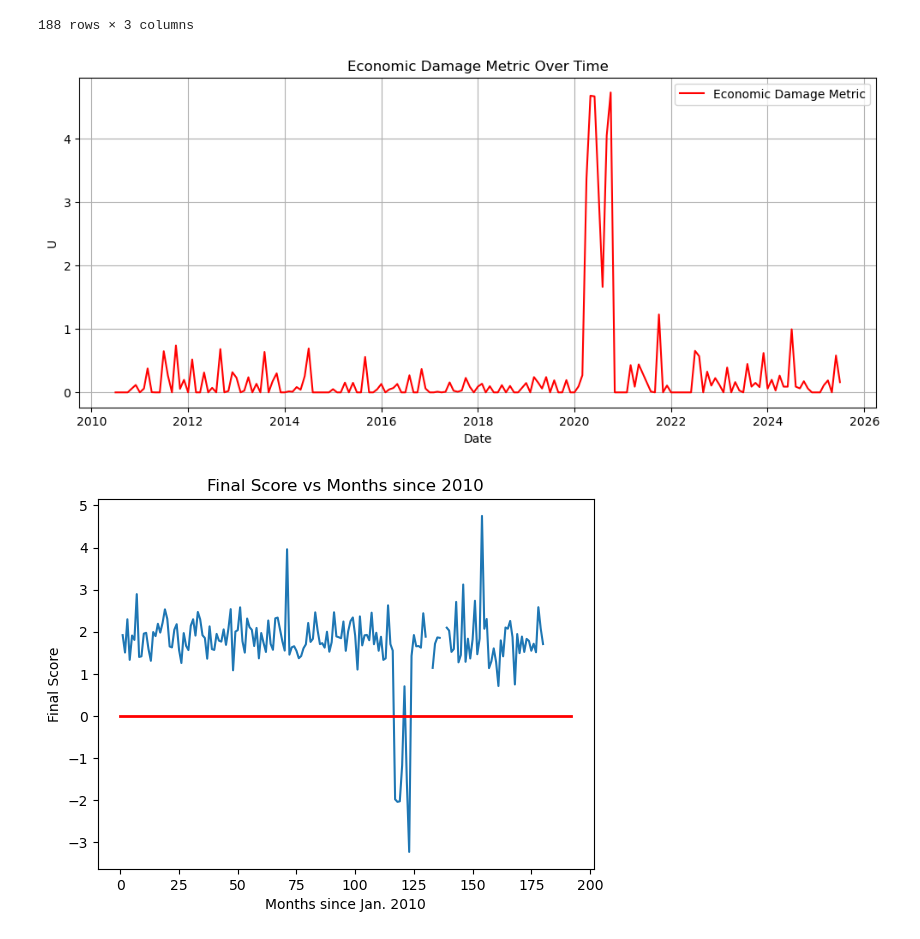
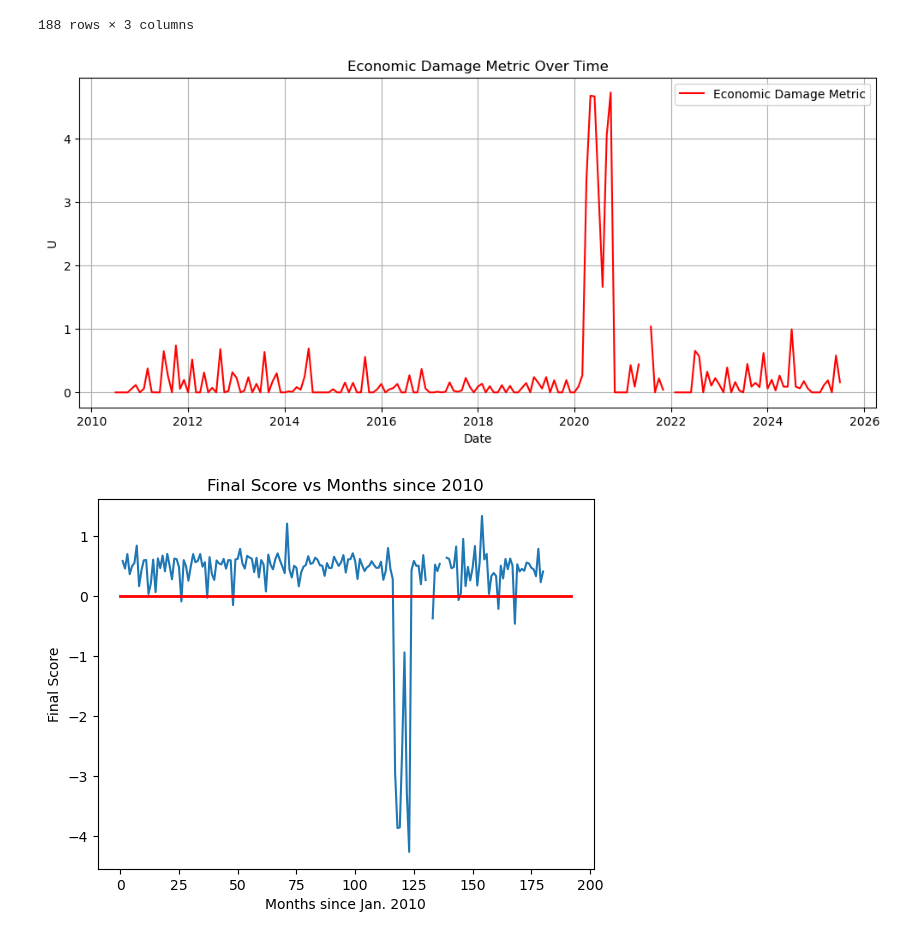
Before and after one commit to Yimo-Liu-13196/MAD2502, a Jupyter notebook: Combined_code.ipynb, the cells around one changed output. Saved outputs shown, nothing was run; the diff lists cells and outputs as text; code cells hidden in the pictures.

Commit message:
Fixed combined_code.ipynb so the last two graphs generate correctly.

```diff
--- a/Combined_code.ipynb
+++ b/Combined_code.ipynb
@@ -385,7 +385,6 @@ delta_g_pos = np.maximum(0, delta_g)
 
 # Compute economic damage metric
 U = a * delta_u_pos + b * delta_g_pos
-U = np.append(U, [np.nan] * 10)
 # %%
 # Economic Damage Metric Graphed
 plt.figure(figsize=(12,5))
@@ -398,18 +397,21 @@ plt.legend()
 plt.savefig("economic_damage_graph", dpi=300, bbox_inches="tight")
 plt.show()
 # %% [output]
-[figure, old version]
+[figure, new version]
 # %%
+# Add NaNs to the end of the U array, aligns with the length of months since 2010.
+U = np.append(U, np.full(10, np.nan))
+
 # Final Metric
 final_metric = E - U
 
 # Graph Final Metric
 plt.plot(final_metric)
 plt.plot(np.linspace(0, 192, 500), 0*np.linspace(0, 192, 500), color='red', linewidth=2)
 plt.title("Final Score vs Months since 2010")
 plt.xlabel("Months since Jan. 2010")
 plt.ylabel("Final Score")
 plt.savefig("final_score_graph", dpi=300, bbox_inches="tight")
 plt.show()
 # %% [output]
-[figure, old version]
+[figure, new version]
```
